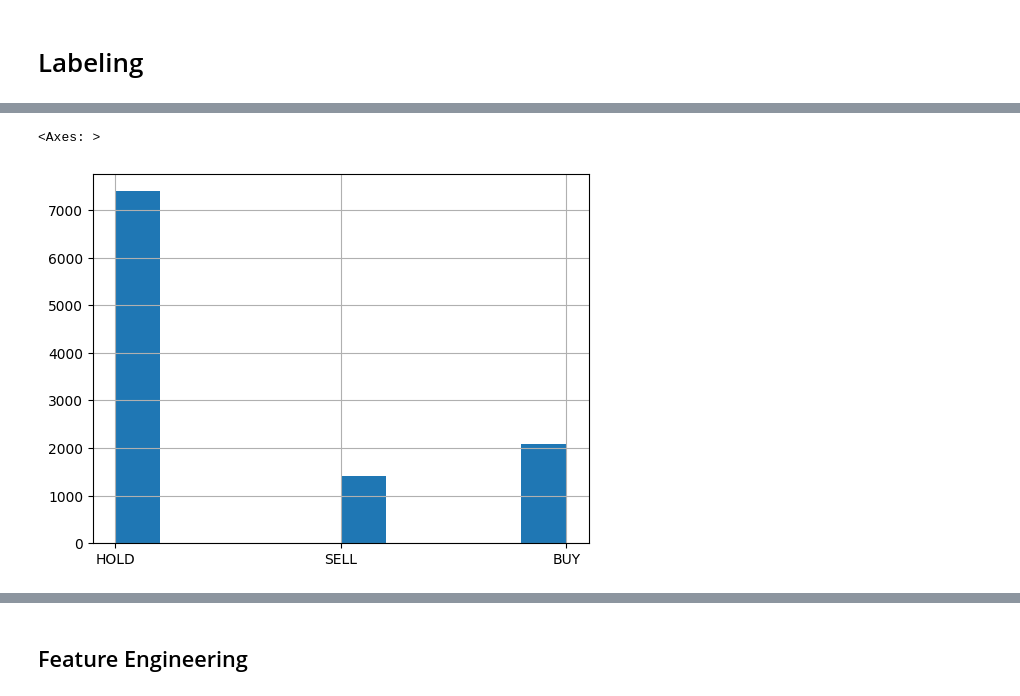
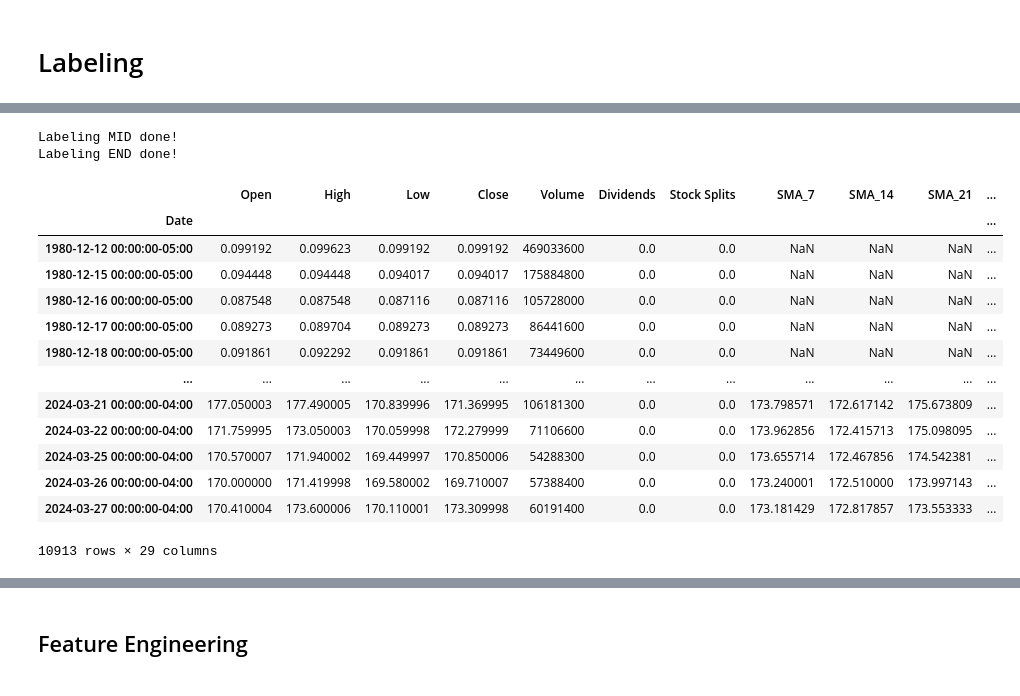
Before and after one commit to Deadeye111/fhgr-cds-305-trading-bot, a Jupyter notebook: CCN/CNN_based_TradingBot_V1.ipynb, the cells around one changed output, grey strips where cells are left out. Drawn from its saved outputs; the diff is of its cells as text; code cells hidden in the pictures.

```diff
--- a/CCN/CNN_based_TradingBot_V1.ipynb
+++ b/CCN/CNN_based_TradingBot_V1.ipynb
@@ -189,9 +203,7 @@ apple_df
 # Source: https://medium.com/@quantclubiitkgp/stock-buy-sell-hold-prediction-using-cnn-ee7b671f4ad3
 
 
-### Check again!! Middle or end of the window?
-
-def get_labels(df, windowSize=11):
+def get_labels_END(df, windowSize=11):
    labels = []
    values = []
    for i in range(len(df.Close) - windowSize):
@@ -221,11 +233,11 @@ def get_labels(df, windowSize=11):
       labels.append(999)
 
    # Append the labels to the dataframe from the start
-   df['Labels'] = labels
+   df['Labels_END'] = labels
 
    # Replace the 999 with NaN
-   df['Labels'] = df['Labels'].replace(999, np.nan)
+   df['Labels_END'] = df['Labels_END'].replace(999, np.nan)
 
-   print('Labeling done!')
+   print('Labeling END done!')
 
    return df
@@ -253,6 +243,0 @@ apple_df
-# %%
-# plot a histogramm of the labels
-apple_df['Labels'].hist()
-# %% [output]
-<Axes: >
-[figure, removed]
@@ -258,0 +301,20 @@ apple_df['Labels'].hist()
+# %%
+get_labels_MID(apple_df, 'Close')
+get_labels_END(apple_df)
+# %% [output]
+Labeling MID done!
+Labeling END done!
+|  | Open | High | Low | Close | Volume | Dividends | Stock Splits | SMA_7 | SMA_14 | SMA_21 | ... |
+| Date |  |  |  |  |  |  |  |  |  |  | ... |
+| 1980-12-12 00:00:00-05:00 | 0.099192 | 0.099623 | 0.099192 | 0.099192 | 469033600 | 0.0 | 0.0 | NaN | NaN | NaN | ... |
+| 1980-12-15 00:00:00-05:00 | 0.094448 | 0.094448 | 0.094017 | 0.094017 | 175884800 | 0.0 | 0.0 | NaN | NaN | NaN | ... |
+| 1980-12-16 00:00:00-05:00 | 0.087548 | 0.087548 | 0.087116 | 0.087116 | 105728000 | 0.0 | 0.0 | NaN | NaN | NaN | ... |
+| 1980-12-17 00:00:00-05:00 | 0.089273 | 0.089704 | 0.089273 | 0.089273 | 86441600 | 0.0 | 0.0 | NaN | NaN | NaN | ... |
+| 1980-12-18 00:00:00-05:00 | 0.091861 | 0.092292 | 0.091861 | 0.091861 | 73449600 | 0.0 | 0.0 | NaN | NaN | NaN | ... |
+| ... | ... | ... | ... | ... | ... | ... | ... | ... | ... | ... | ... |
+| 2024-03-21 00:00:00-04:00 | 177.050003 | 177.490005 | 170.839996 | 171.369995 | 106181300 | 0.0 | 0.0 | 173.798571 | 172.617142 | 175.673809 | ... |
+| 2024-03-22 00:00:00-04:00 | 171.759995 | 173.050003 | 170.059998 | 172.279999 | 71106600 | 0.0 | 0.0 | 173.962856 | 172.415713 | 175.098095 | ... |
+| 2024-03-25 00:00:00-04:00 | 170.570007 | 171.940002 | 169.449997 | 170.850006 | 54288300 | 0.0 | 0.0 | 173.655714 | 172.467856 | 174.542381 | ... |
+| 2024-03-26 00:00:00-04:00 | 170.000000 | 171.419998 | 169.580002 | 169.710007 | 57388400 | 0.0 | 0.0 | 173.240001 | 172.510000 | 173.997143 | ... |
+| 2024-03-27 00:00:00-04:00 | 170.410004 | 173.600006 | 170.110001 | 173.309998 | 60191400 | 0.0 | 0.0 | 173.181429 | 172.817857 | 173.553333 | ... |
+10913 rows × 29 columns
```
Also changed, not shown: parts of 10 cells of this notebook.
